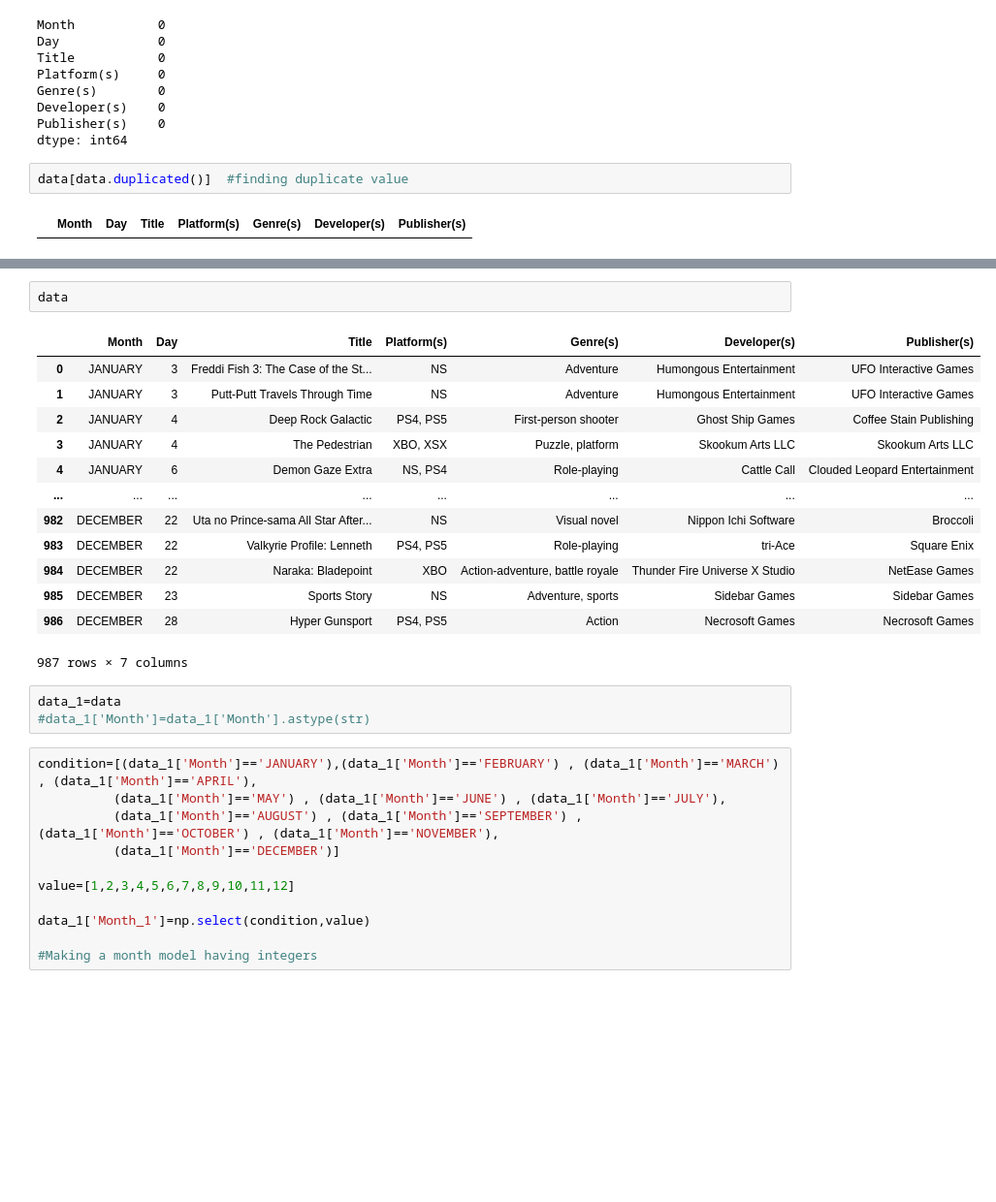
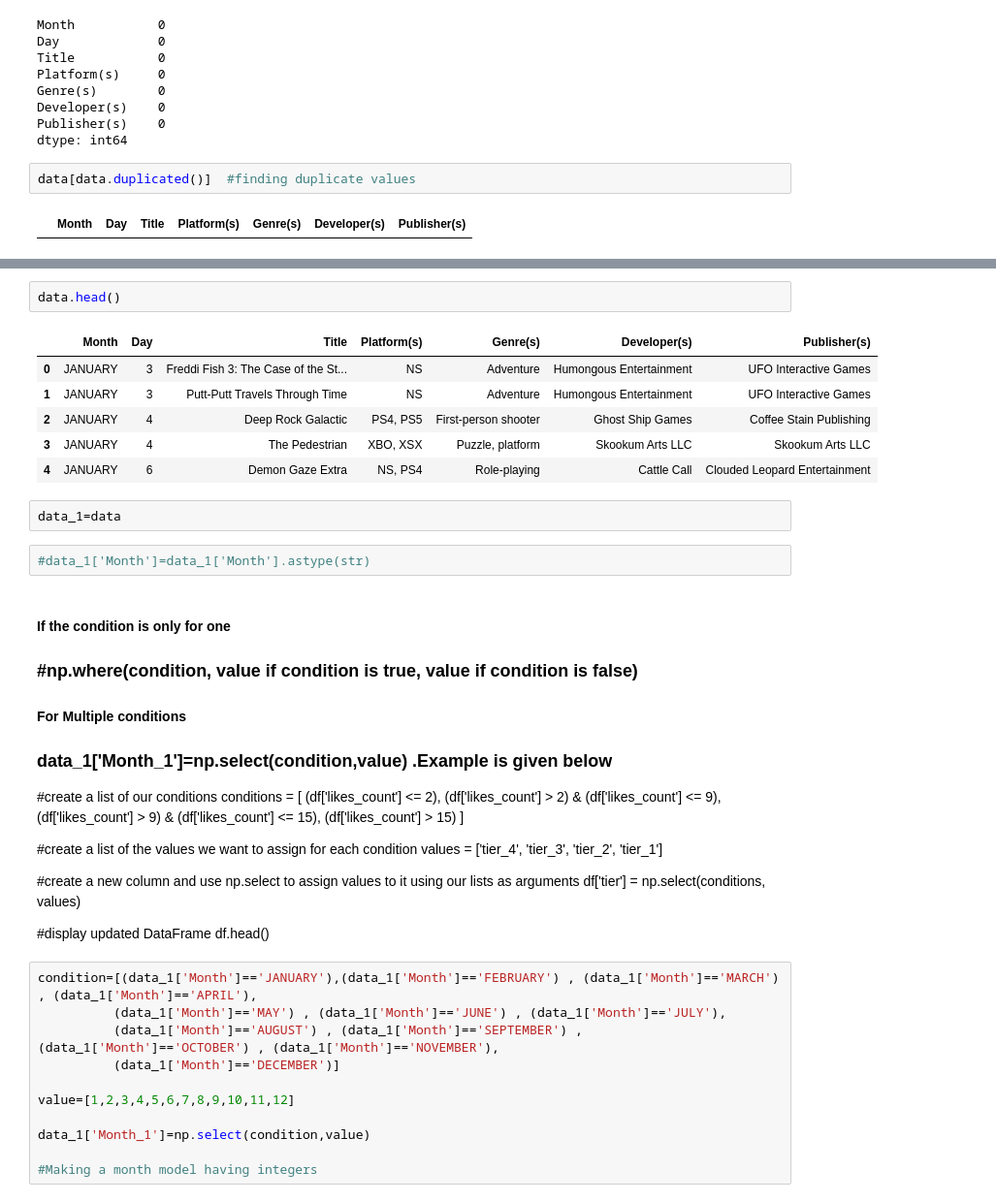
Before and after one commit to smartinternz02/SPS-9732-Water-Sanitization, a Jupyter notebook: vide-game-release-2022-analysis.ipynb, the cells around one changed output, grey strips where cells are left out. Shown at 97% size. Saved outputs shown, nothing was run; the diff lists cells and outputs as text; blank space fills up the shorter version.

```diff
--- a/vide-game-release-2022-analysis.ipynb
+++ b/vide-game-release-2022-analysis.ipynb
@@ -66,7 +38,7 @@ Developer(s)    0
 Publisher(s)    0
 dtype: int64
 # %%
-data[data.duplicated()]  #finding duplicate value
+data[data.duplicated()]  #finding duplicate values
 # %% [output]
 |  | Month | Day | Title | Platform(s) | Genre(s) | Developer(s) | Publisher(s) |
 # %%
@@ -87,24 +59,42 @@ Data columns (total 7 columns):
 dtypes: int64(1), object(6)
 memory usage: 54.1+ KB
 # %%
-data
+data.head()
 # %% [output]
 |  | Month | Day | Title | Platform(s) | Genre(s) | Developer(s) | Publisher(s) |
 | 0 | JANUARY | 3 | Freddi Fish 3: The Case of the St... | NS | Adventure | Humongous Entertainment | UFO Interactive Games |
 | 1 | JANUARY | 3 | Putt-Putt Travels Through Time | NS | Adventure | Humongous Entertainment | UFO Interactive Games |
 | 2 | JANUARY | 4 | Deep Rock Galactic | PS4, PS5 | First-person shooter | Ghost Ship Games | Coffee Stain Publishing |
 | 3 | JANUARY | 4 | The Pedestrian | XBO, XSX | Puzzle, platform | Skookum Arts LLC | Skookum Arts LLC |
 | 4 | JANUARY | 6 | Demon Gaze Extra | NS, PS4 | Role-playing | Cattle Call | Clouded Leopard Entertainment |
-| ... | ... | ... | ... | ... | ... | ... | ... |
-| 982 | DECEMBER | 22 | Uta no Prince-sama All Star After... | NS | Visual novel | Nippon Ichi Software | Broccoli |
-| 983 | DECEMBER | 22 | Valkyrie Profile: Lenneth | PS4, PS5 | Role-playing | tri-Ace | Square Enix |
-| 984 | DECEMBER | 22 | Naraka: Bladepoint | XBO | Action-adventure, battle royale | Thunder Fire Universe X Studio | NetEase Games |
-| 985 | DECEMBER | 23 | Sports Story | NS | Adventure, sports | Sidebar Games | Sidebar Games |
-| 986 | DECEMBER | 28 | Hyper Gunsport | PS4, PS5 | Action | Necrosoft Games | Necrosoft Games |
-987 rows × 7 columns
+# %%
+data_1=data
 # %%
-data_1=data
 #data_1['Month']=data_1['Month'].astype(str)
+# %% [markdown]
+#### If the condition is only for one
+### #np.where(condition, value if condition is true, value if condition is false)
+
+#### For Multiple conditions
+### data_1['Month_1']=np.select(condition,value) .Example is given below
+
+
+#create a list of our conditions
+conditions = [
+    (df['likes_count'] <= 2),
+    (df['likes_count'] > 2) &  (df['likes_count'] <= 9),
+    (df['likes_count'] > 9) & (df['likes_count'] <= 15),
+    (df['likes_count'] > 15)
+    ]
+
+#create a list of the values we want to assign for each condition
+values = ['tier_4', 'tier_3', 'tier_2', 'tier_1']
+
+#create a new column and use np.select to assign values to it using our lists as arguments
+df['tier'] = np.select(conditions, values)
+
+#display updated DataFrame
+df.head()
 # %%
 condition=[(data_1['Month']=='JANUARY'),(data_1['Month']=='FEBRUARY') , (data_1['Month']=='MARCH') , (data_1['Month']=='APRIL'),
           (data_1['Month']=='MAY') , (data_1['Month']=='JUNE') , (data_1['Month']=='JULY'),
```
Also changed, not shown: parts of 68 cells of this notebook.
